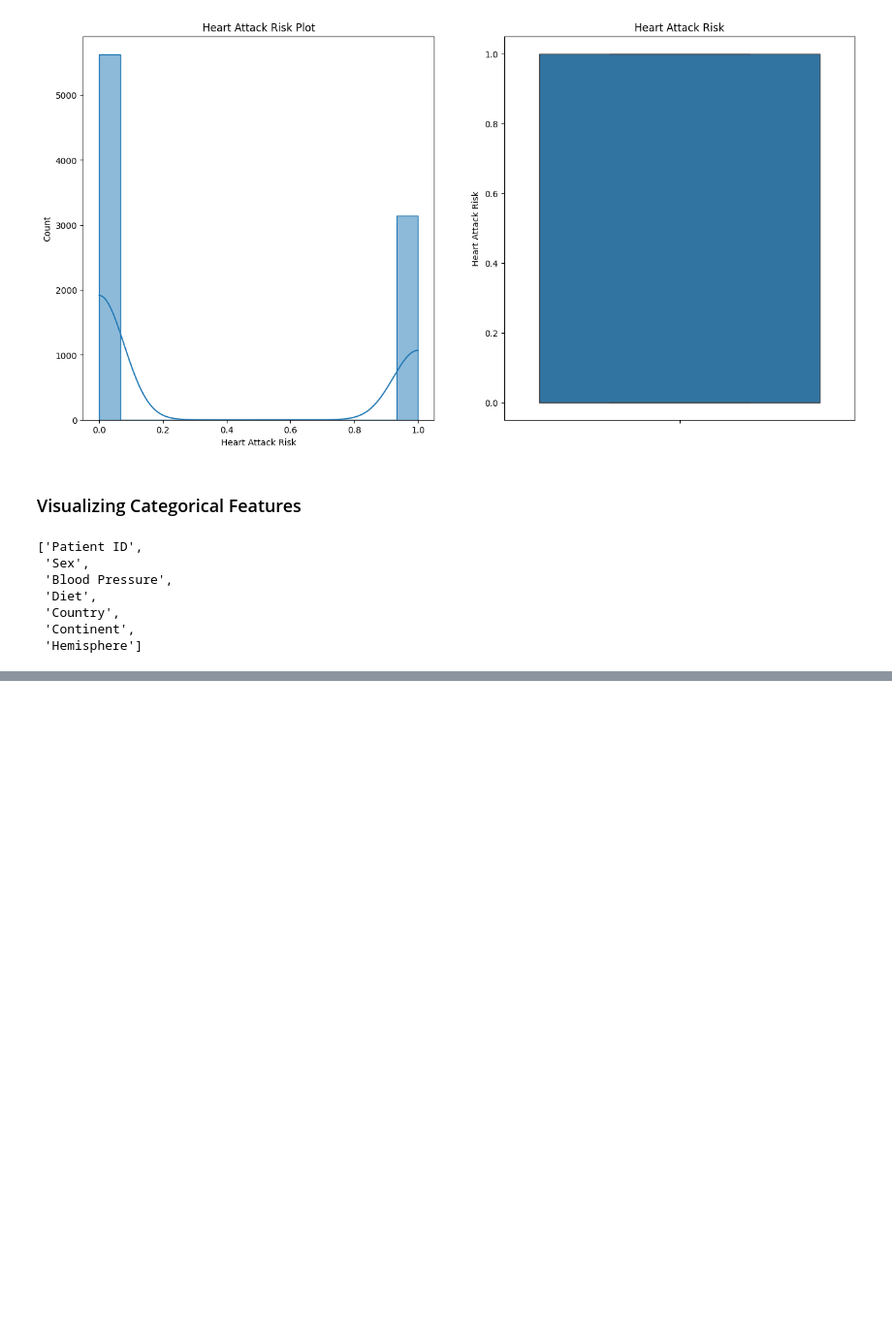
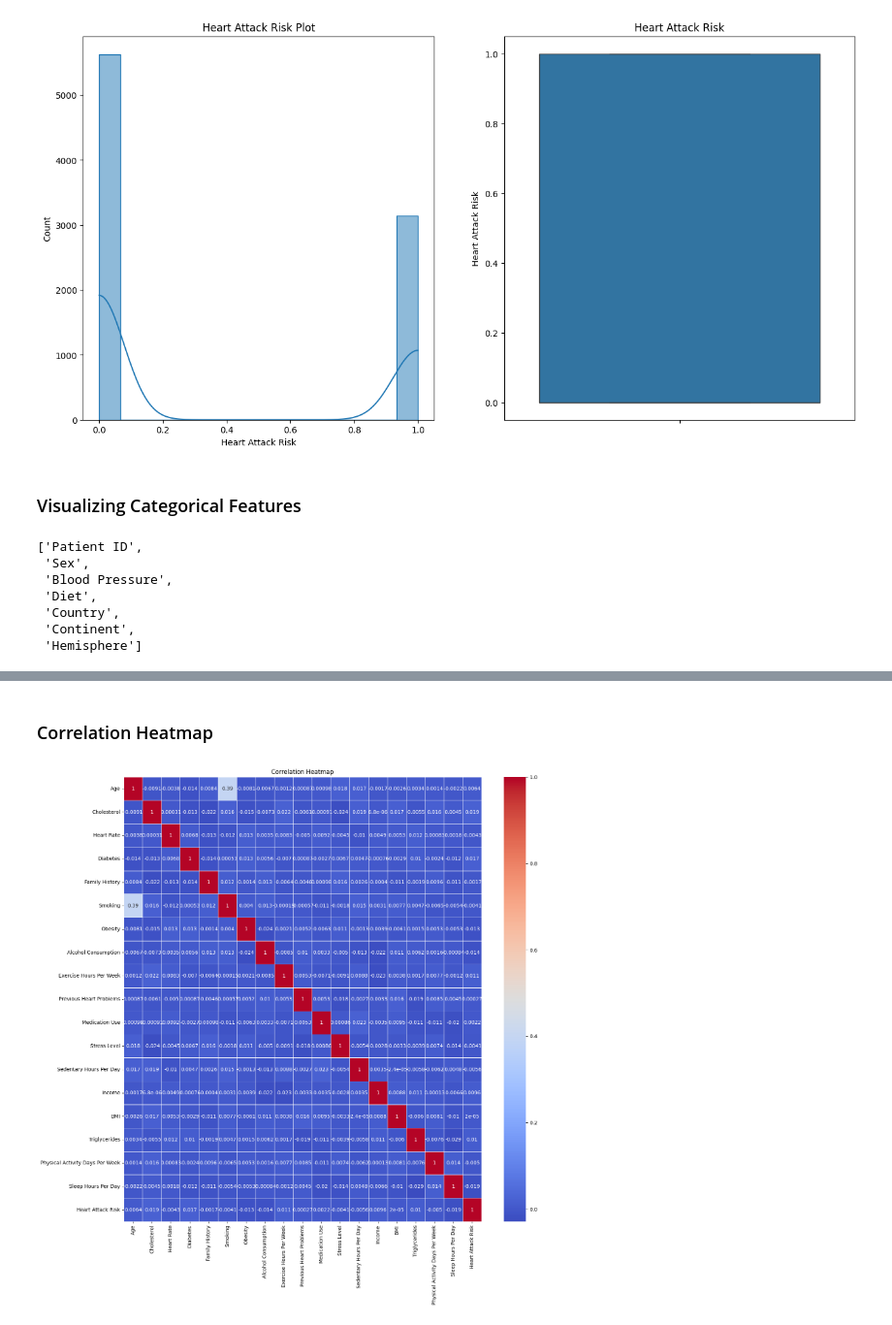
Before and after one commit to Akila-Prabath/Heart-Attack-Predictor, a Jupyter notebook: notebooks/FC212006_Akila/dataset.ipynb, the cells around one changed output, grey strips where cells are left out. Shown at 97% size. Cells and saved outputs as stored; diff of their text form; code cells hidden in the pictures; blank space fills up the shorter version.

```diff
--- a/notebooks/FC212006_Akila/dataset.ipynb
+++ b/notebooks/FC212006_Akila/dataset.ipynb
@@ -168,0 +197,10 @@ plt.show()
+# %% [markdown]
+### Correlation Heatmap
+# %%
+cor_matrix= data[numerical_features].corr()
+plt.figure(figsize=(16, 16))  # Set the figure size
+sns.heatmap(cor_matrix, annot=True, cmap='coolwarm', linewidths=0.5)
+plt.title('Correlation Heatmap')
+plt.show()
+# %% [output]
+[figure, added]
```
Also changed, not shown: parts of 4 cells of this notebook.
